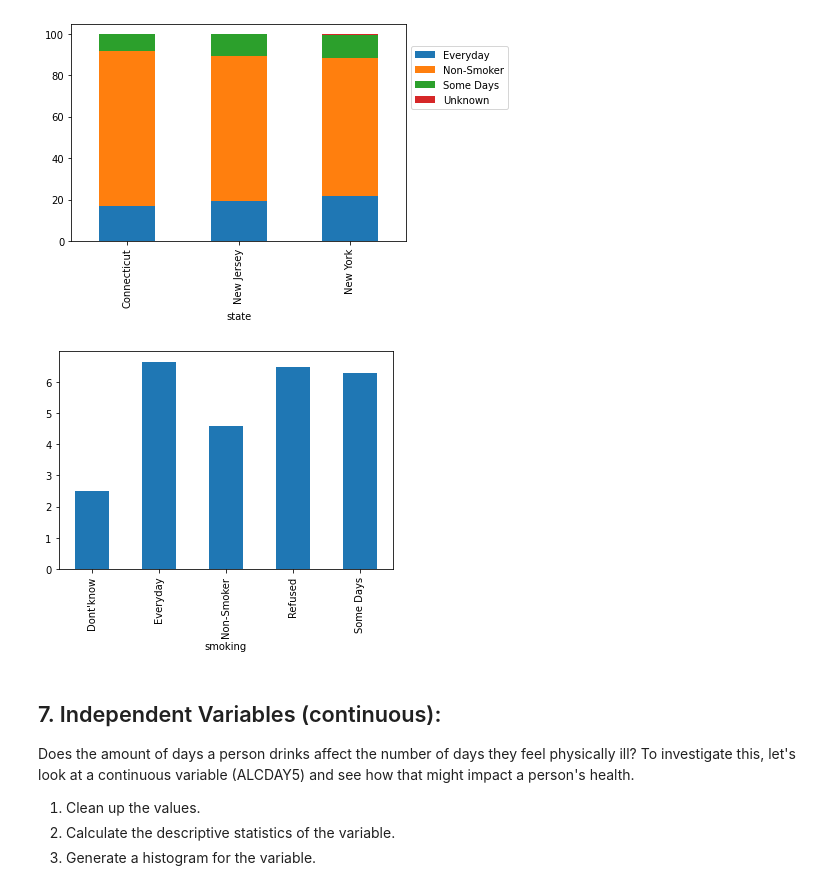
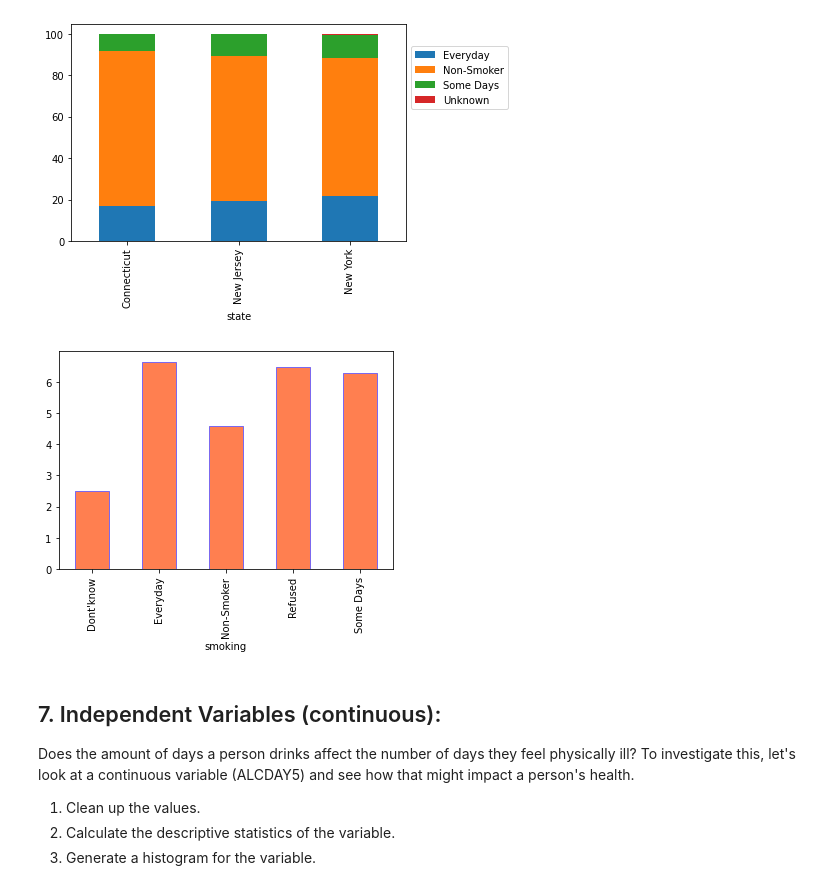
Before and after one commit to Anjical03/nyc-mhtn-ds-120720-lectures, a Jupyter notebook: Phase_1/STATS_case_study/Statistical_Tests_Applied.ipynb, the cells around one changed output. Drawn from its saved outputs; the diff is of its cells as text; code cells hidden in the pictures.

```diff
--- a/Phase_1/STATS_case_study/Statistical_Tests_Applied.ipynb
+++ b/Phase_1/STATS_case_study/Statistical_Tests_Applied.ipynb
@@ -207,7 +207,7 @@ Chronically sick people account for a significant proportion of the costs for he
 # %%
 
 # code to create new colum for chronically sick
-df['chron'] = np.where(df['physical_health']>8, 1, 0) #uses where function to say if someones physical health is sick for more than 8 days then it is TRUE that they are chron sick and otherwise they are health FALSE
+df['chron'] = np.where(df['physical_health']>20, 1, 0) #uses where function to say if someones physical health is sick for more than 8 days then it is TRUE that they are chron sick and otherwise they are health FALSE
 # %%
 df.chron.value_counts() #displays our counts for the above info where 0 false or healthy and 1 is True or chronically sick
 # %% [output]
@@ -292,9 +292,9 @@ unst = smk_groupped.unstack()  #?
 # %%
 df1 = df.groupby('smoking')['physical_health'].mean() #groups our data by mean
-df1.plot(kind = 'bar') #plots the info on a bar
+df1.plot(kind = 'bar', color = 'coral', edgecolor='mediumslateblue') #plots the info on a bar
 plt.show() #shows our chart
 # %% [output]
-[figure, old version]
+[figure, new version]
 # %% [markdown]
 ## 7. Independent Variables (continuous):
 
```
Also changed, not shown: parts of 22 cells of this notebook, 5 other files.
